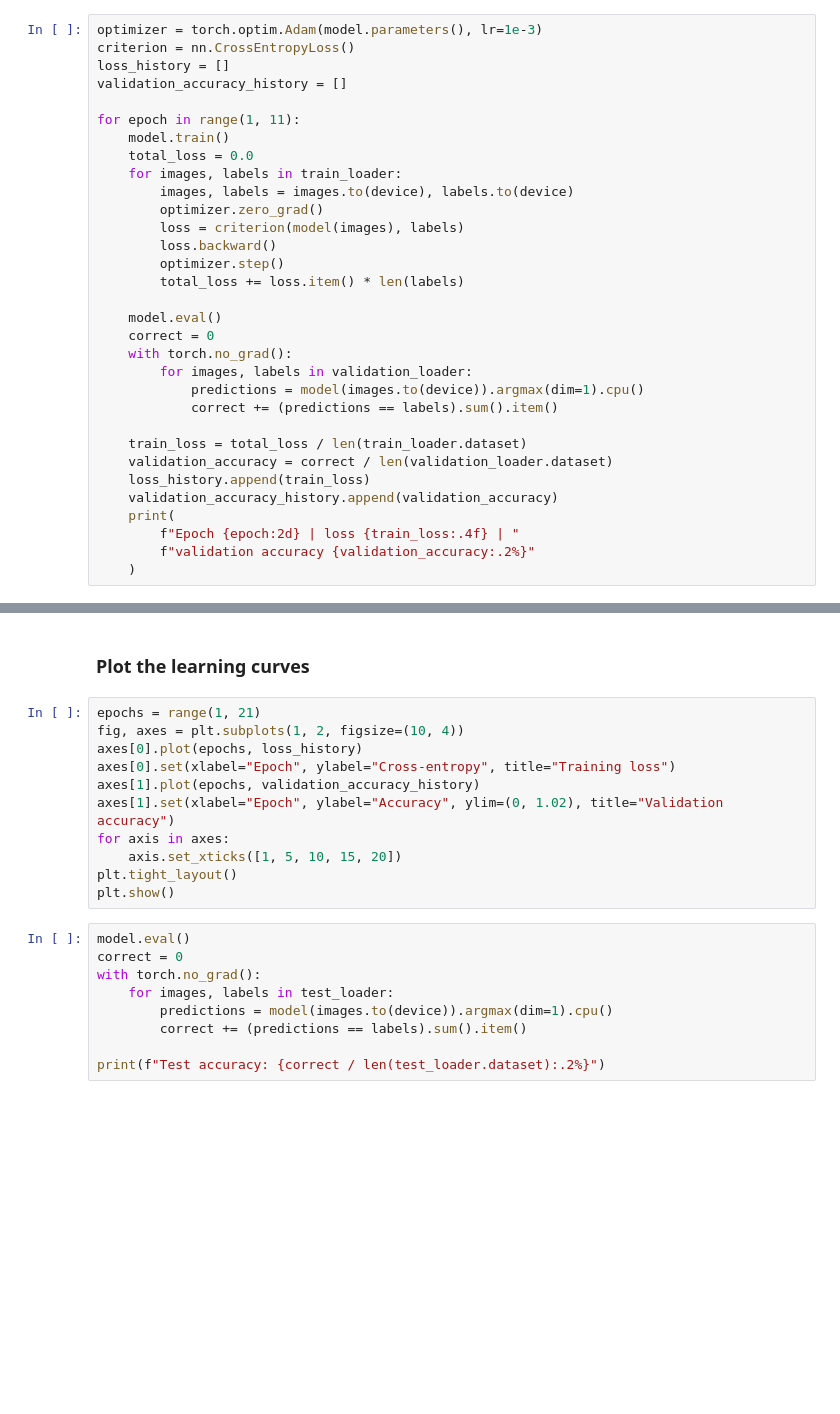
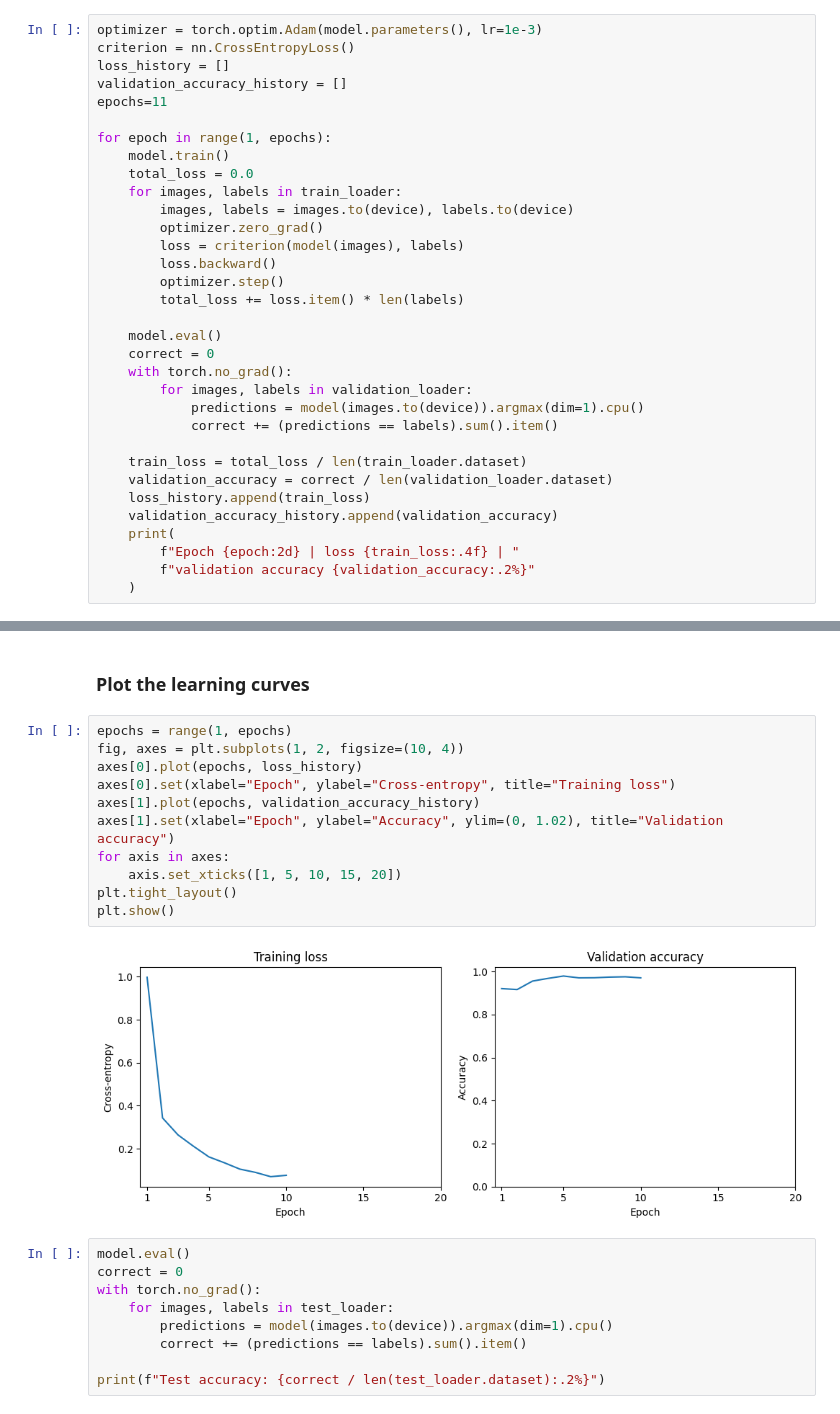
Before and after one commit to GitZH-Chen/MLSS-RDL-Tutorial, a Jupyter notebook: 03_ResNet18_Poincare_BMLR_MNIST.ipynb, the cells around one changed output, grey strips where cells are left out. Cells and saved outputs as stored; diff of their text form; blank space fills up the shorter version.

```diff
--- a/03_ResNet18_Poincare_BMLR_MNIST.ipynb
+++ b/03_ResNet18_Poincare_BMLR_MNIST.ipynb
@@ -164,8 +164,9 @@ optimizer = torch.optim.Adam(model.parameters(), lr=1e-3)
 criterion = nn.CrossEntropyLoss()
 loss_history = []
 validation_accuracy_history = []
+epochs=11
 
-for epoch in range(1, 11):
+for epoch in range(1, epochs):
     model.train()
     total_loss = 0.0
     for images, labels in train_loader:
@@ -203,16 +195,18 @@ Epoch  8 | loss 0.0902 | validation accuracy 97.45%
 # %% [markdown]
 ### Plot the learning curves
 # %%
-epochs = range(1, 21)
+epochs = range(1, epochs)
 fig, axes = plt.subplots(1, 2, figsize=(10, 4))
 axes[0].plot(epochs, loss_history)
 axes[0].set(xlabel="Epoch", ylabel="Cross-entropy", title="Training loss")
 axes[1].plot(epochs, validation_accuracy_history)
 axes[1].set(xlabel="Epoch", ylabel="Accuracy", ylim=(0, 1.02), title="Validation accuracy")
 for axis in axes:
     axis.set_xticks([1, 5, 10, 15, 20])
 plt.tight_layout()
 plt.show()
+# %% [output]
+[figure, added]
 # %%
 model.eval()
 correct = 0
```
Also changed, not shown: parts of 2 cells of this notebook.
